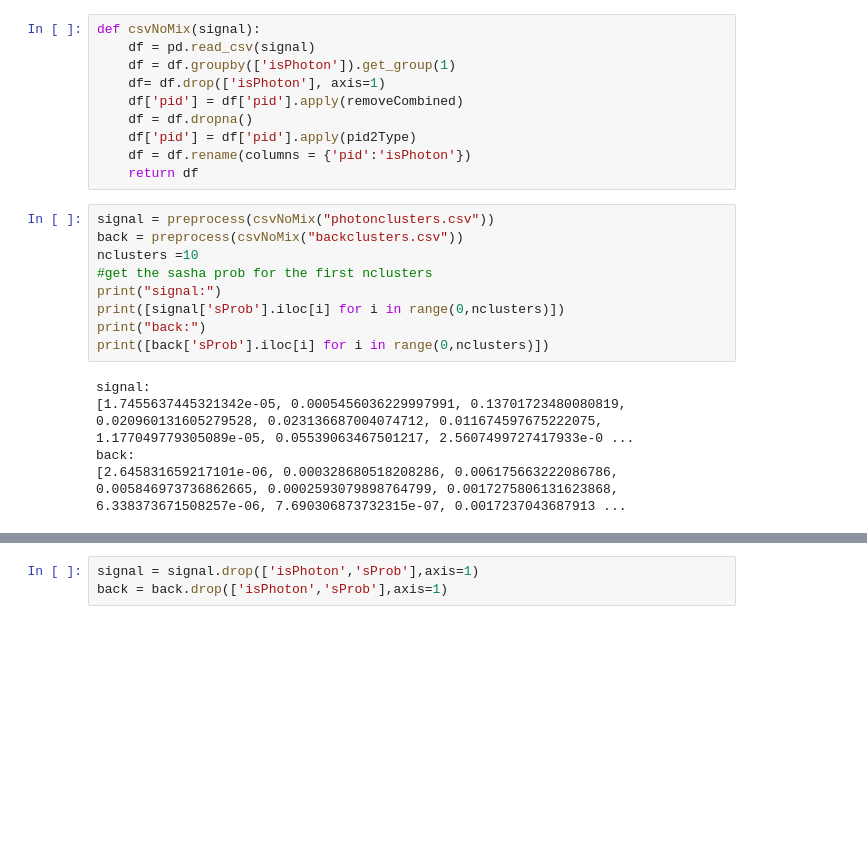
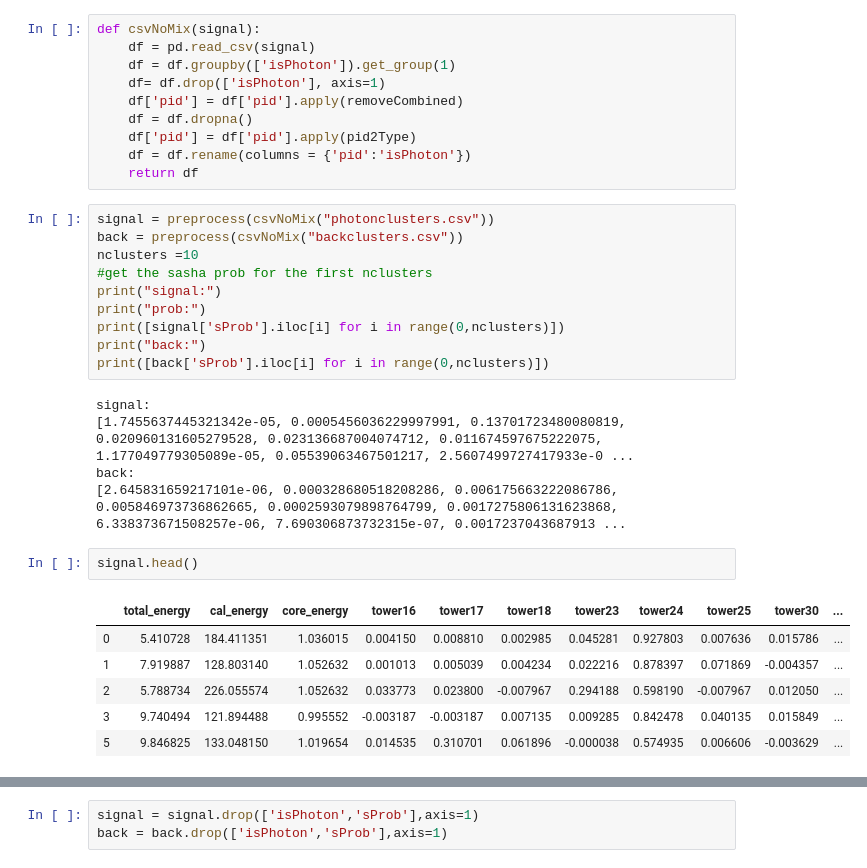
Before and after one commit to FrancescoVassalli/HIPhotonCluster, a Jupyter notebook: algoTesting/PiTest.ipynb, the cells around one changed output, grey strips where cells are left out. Cells and saved outputs as stored; diff of their text form; blank space fills up the shorter version.

```diff
--- a/algoTesting/PiTest.ipynb
+++ b/algoTesting/PiTest.ipynb
@@ -426,6 +426,7 @@ back = preprocess(csvNoMix("backclusters.csv"))
 nclusters =10
 #get the sasha prob for the first nclusters
 print("signal:")
+print("prob:")
 print([signal['sProb'].iloc[i] for i in range(0,nclusters)])
 print("back:")
 print([back['sProb'].iloc[i] for i in range(0,nclusters)])
@@ -434,3 +435,12 @@ signal:
 [1.7455637445321342e-05, 0.0005456036229997991, 0.13701723480080819, 0.020960131605279528, 0.023136687004074712, 0.011674597675222075, 1.177049779305089e-05, 0.05539063467501217, 2.5607499727417933e-0 ...
 back:
 [2.645831659217101e-06, 0.000328680518208286, 0.006175663222086786, 0.005846973736862665, 0.0002593079898764799, 0.0017275806131623868, 6.338373671508257e-06, 7.690306873732315e-07, 0.0017237043687913 ...
+# %%
+signal.head()
+# %% [output]
+|  | total_energy | cal_energy | core_energy | tower16 | tower17 | tower18 | tower23 | tower24 | tower25 | tower30 | ... |
+| 0 | 5.410728 | 184.411351 | 1.036015 | 0.004150 | 0.008810 | 0.002985 | 0.045281 | 0.927803 | 0.007636 | 0.015786 | ... |
+| 1 | 7.919887 | 128.803140 | 1.052632 | 0.001013 | 0.005039 | 0.004234 | 0.022216 | 0.878397 | 0.071869 | -0.004357 | ... |
+| 2 | 5.788734 | 226.055574 | 1.052632 | 0.033773 | 0.023800 | -0.007967 | 0.294188 | 0.598190 | -0.007967 | 0.012050 | ... |
+| 3 | 9.740494 | 121.894488 | 0.995552 | -0.003187 | -0.003187 | 0.007135 | 0.009285 | 0.842478 | 0.040135 | 0.015849 | ... |
+| 5 | 9.846825 | 133.048150 | 1.019654 | 0.014535 | 0.310701 | 0.061896 | -0.000038 | 0.574935 | 0.006606 | -0.003629 | ... |
```
Also changed, not shown: parts of 3 cells of this notebook, 1 other file.
